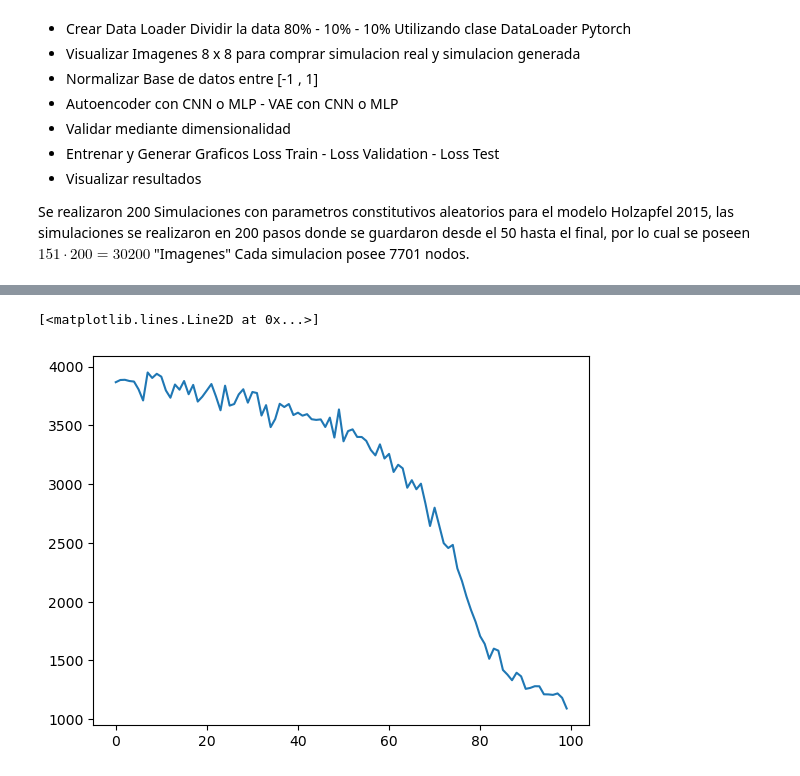
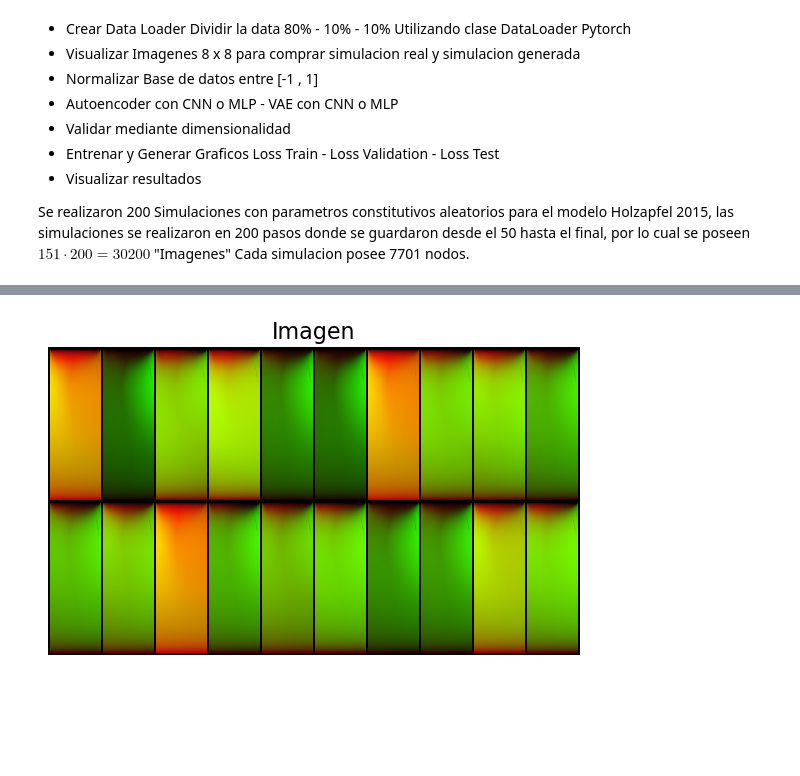
Before and after one commit to Leminsanche/CNN-AUTOENCDOER, a Jupyter notebook: VAE_Trial_2.ipynb, the cells around one changed output, grey strips where cells are left out. Cells and saved outputs as stored; diff of their text form; code cells hidden in the pictures; blank space fills up the shorter version.

```diff
--- a/VAE_Trial_2.ipynb
+++ b/VAE_Trial_2.ipynb
@@ -138,8 +138,8 @@ def display_random_images(
     # use them to generate reconstructions
     if encoder is not None and decoder is not None:
         # set the encoder and decoder to evaluation mode
-        encoder.eval()
-        decoder.eval()
+        #encoder.eval()
+        #decoder.eval()
         # move the random images to the appropriate device
         random_images = random_images.to(DEVICE)
         # generate embeddings for the random images using the encoder
@@ -258,6 +258,10 @@ class MinimalBetaAutoencoder():
                     display_random_images(dataloader,self.device,self.encode,self.decode)
                     print(f"Epoch:{epoch} step:{step_counter} loss: {loss.item()}")
 
+            torch.save(self.encoder.state_dict(), 'conv_encoder.pth')
+            torch.save(self.decoder.state_dict(), 'conv_decoder.pth')
+
+
             for batch in val_dataloader:
                 loss = self.validation_step(batch, step_counter)
                 break
@@ -326,15 +330,19 @@ import torch.nn as nn
 import torch.optim as optim
 from torch.utils.data import DataLoader
 from arquitectura import *
-
-train_dataset = Presurisation_Data('/media/nicolas/DiscoDuro/VAE_DATA/trial_test',split = 'train')
-test_dataset = Presurisation_Data('/media/nicolas/DiscoDuro/VAE_DATA/trial_test',split = 'test')
-val_dataset = Presurisation_Data('/media/nicolas/DiscoDuro/VAE_DATA/trial_test',split = 'val')
+#trial_test
+#Imagen_Presurizacion
+ruta = '/media/nicolas/DiscoDuro/VAE_DATA/trial_test'
+#ruta = '/media/nicolas/DiscoDuro/VAE_DATA/Imagen_Presurizacion' trial_imagen
+#ruta = '/media/nicolas/DiscoDuro/VAE_DATA/trial_imagen'
 
 
-train_loader = DataLoader(dataset=train_dataset,
-										batch_size=64,
-										shuffle=True)
+
+train_dataset = Presurisation_Data_NPZ(ruta,split = 'train')
+test_dataset = Presurisation_Data_NPZ(ruta,split = 'test')
+val_dataset = Presurisation_Data_NPZ(ruta,split = 'val')
+
+
 
 # Para almacenar los latentes de las VAE entrenadas para diferentes betas.
 results_plot_2d = []
@@ -346,14 +354,14 @@ gen = gen.apply(weights_init)
 enc = enc.apply(weights_init)
 
 dataloader = DataLoader(dataset=train_dataset,
-										batch_size=128,
+										batch_size=12,
 										shuffle=True)
 #Validation Dataloader
 val_dataloader = DataLoader(dataset=val_dataset,
-										batch_size=128,
+										batch_size=12,
 										shuffle=True)
 
 # Training
 vae = MinimalBetaAutoencoder(encoder=enc,decoder=gen)
 # %%
-vae.train(dataloader,val_dataloader, n_epochs=20)
+vae.train(dataloader,val_dataloader, n_epochs=1)
@@ -367,5 +367,0 @@ b = [i.detach().cpu().numpy() for i in a ]
-# %%
-plt.plot(tensor)
-# %% [output]
-[<matplotlib.lines.Line2D at 0x...>]
-[figure, removed]
@@ -380,0 +368,5 @@ display_random_images(dataloader,device,enc,gen)
+# %%
+a = extract_random_images(dataloader, 20)
+display_images(a, 10, 'Imagen')
+# %% [output]
+[figure, added]
```
Also changed, not shown: parts of 7 cells of this notebook, 2 other files.
